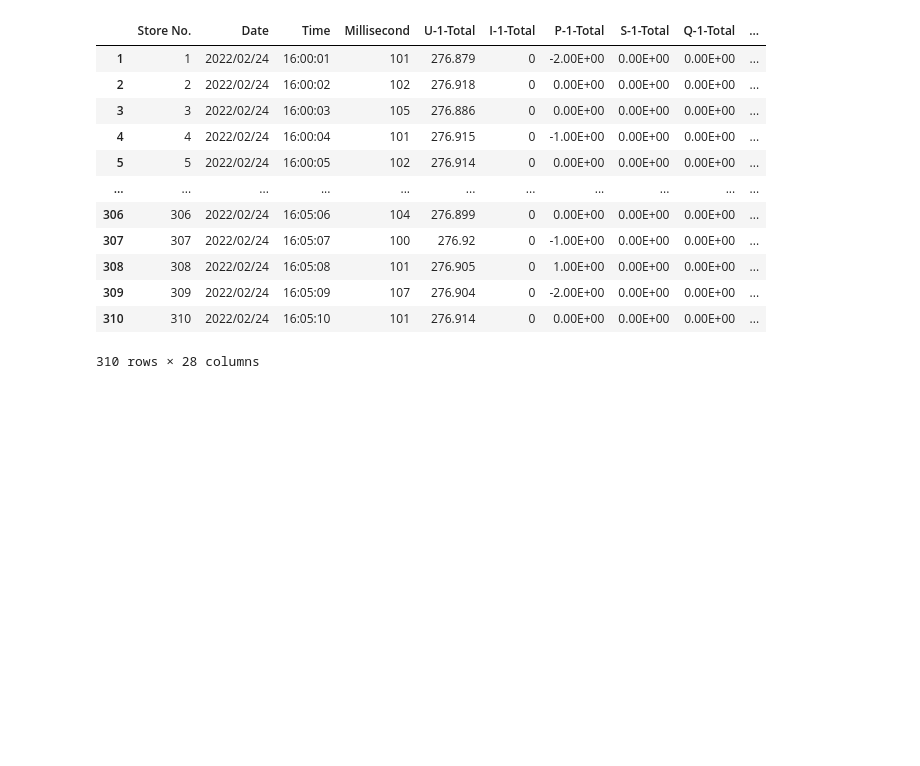
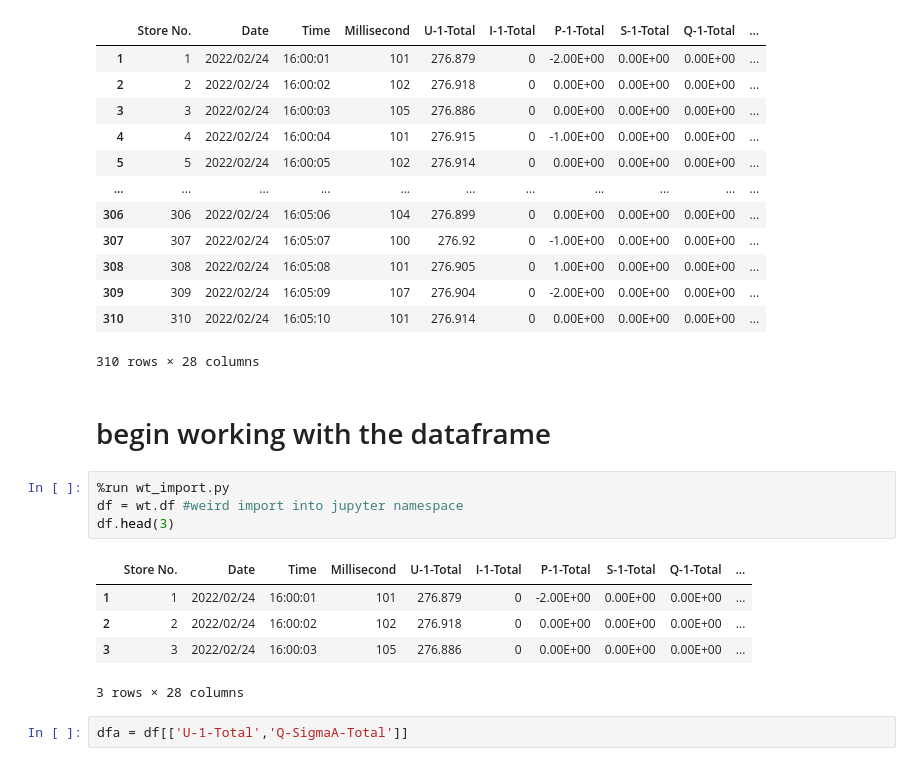
Before and after one commit to elco5/pandas, a Jupyter notebook: wt_viewer.ipynb, the cells around one changed output. Cells and saved outputs as stored; diff of their text form; blank space fills up the shorter version.

```diff
--- a/wt_viewer.ipynb
+++ b/wt_viewer.ipynb
@@ -65,3 +66,17 @@ df_trm
 | 309 | 309 | 2022/02/24 | 16:05:09 | 107 | 276.904 | 0 | -2.00E+00 | 0.00E+00 | 0.00E+00 | ... |
 | 310 | 310 | 2022/02/24 | 16:05:10 | 101 | 276.914 | 0 | 0.00E+00 | 0.00E+00 | 0.00E+00 | ... |
 310 rows × 28 columns
+# %% [markdown]
+# begin working with the dataframe
+# %%
+%run wt_import.py
+df = wt.df #weird import into jupyter namespace
+df.head(3)
+# %% [output]
+|  | Store No. | Date | Time | Millisecond | U-1-Total | I-1-Total | P-1-Total | S-1-Total | Q-1-Total | ... |
+| 1 | 1 | 2022/02/24 | 16:00:01 | 101 | 276.879 | 0 | -2.00E+00 | 0.00E+00 | 0.00E+00 | ... |
+| 2 | 2 | 2022/02/24 | 16:00:02 | 102 | 276.918 | 0 | 0.00E+00 | 0.00E+00 | 0.00E+00 | ... |
+| 3 | 3 | 2022/02/24 | 16:00:03 | 105 | 276.886 | 0 | 0.00E+00 | 0.00E+00 | 0.00E+00 | ... |
+3 rows × 28 columns
+# %%
+dfa = df[['U-1-Total','Q-SigmaA-Total']]
```
Also changed, not shown: parts of 10 cells of this notebook, 7 other files.
